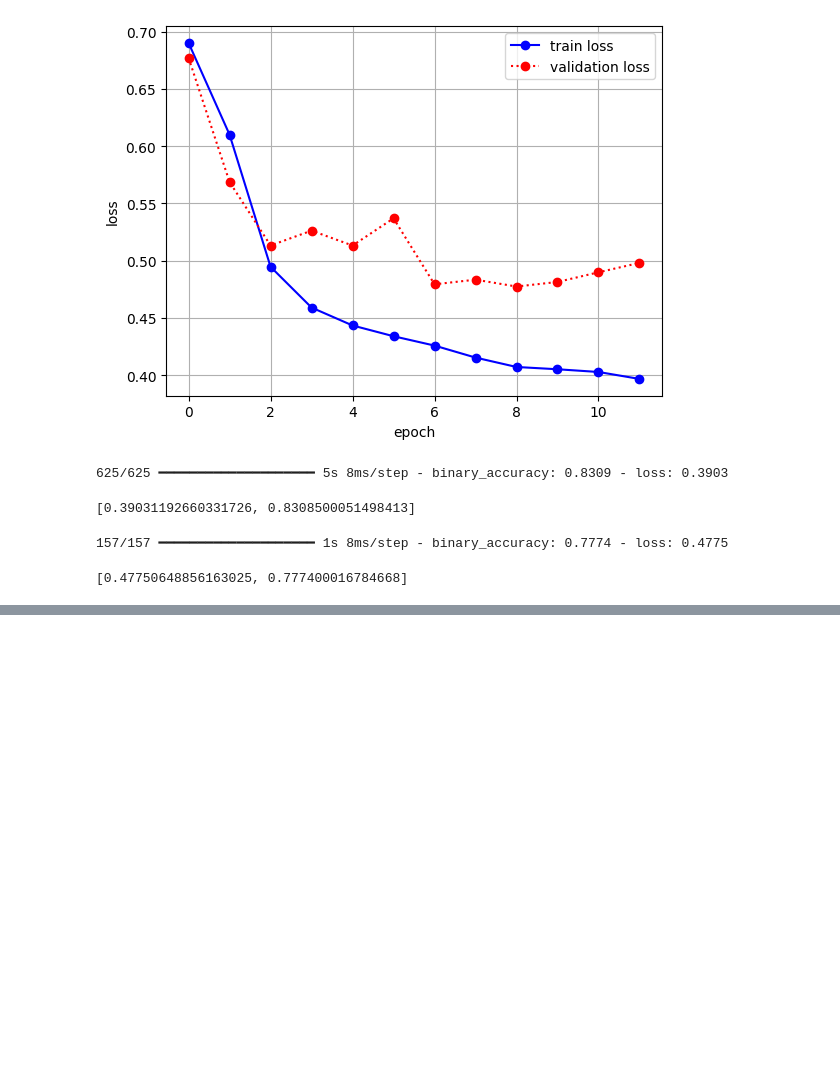
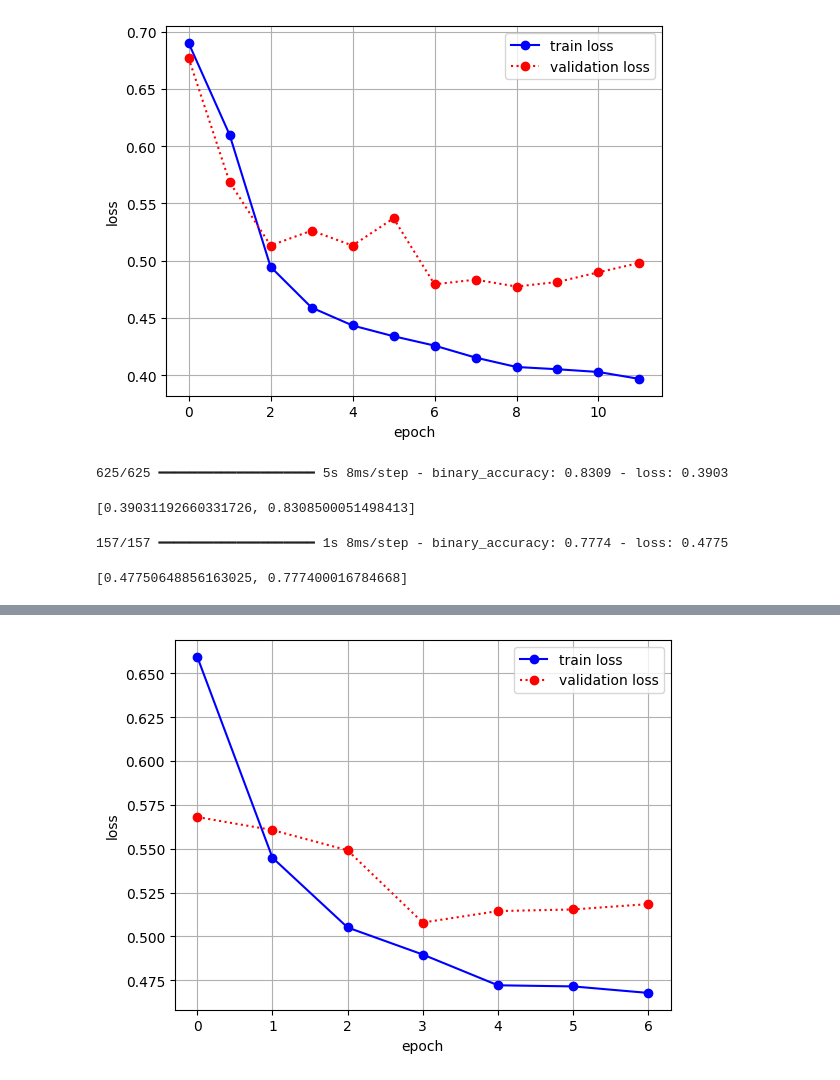
Before and after one commit to JakeOh/202605_BD57, a Jupyter notebook: lab_ml/ml20_rnn.ipynb, the cells around one changed output, grey strips where cells are left out. Saved outputs shown, nothing was run; the diff lists cells and outputs as text; code cells hidden in the pictures; blank space fills up the shorter version.

```diff
--- a/lab_ml/ml20_rnn.ipynb
+++ b/lab_ml/ml20_rnn.ipynb
@@ -424,0 +465,11 @@ rnn_1.evaluate(x=x_val, y=y_val)
+# %%
+rnn_2.compile(optimizer=keras.optimizers.Adam(),
+              loss=keras.losses.binary_crossentropy,
+              metrics=[keras.metrics.binary_accuracy])
+# %%
+checkpoint_cb = keras.callbacks.ModelCheckpoint(filepath='rnn_2.keras', save_best_only=True)
+early_stop_cb = keras.callbacks.EarlyStopping(patience=3, restore_best_weights=True)
+# %%
+result = rnn_2.fit(x=x_tr, y=y_tr, batch_size=64, epochs=1_000,
+                   callbacks=[checkpoint_cb, early_stop_cb],
+                   validation_data=[x_val, y_val])
@@ -424,0 +491,4 @@ rnn_1.evaluate(x=x_val, y=y_val)
+# %%
+plot_train_val_loss(result)
+# %% [output]
+[figure, added]
```
Also changed, not shown: parts of 9 cells of this notebook.
